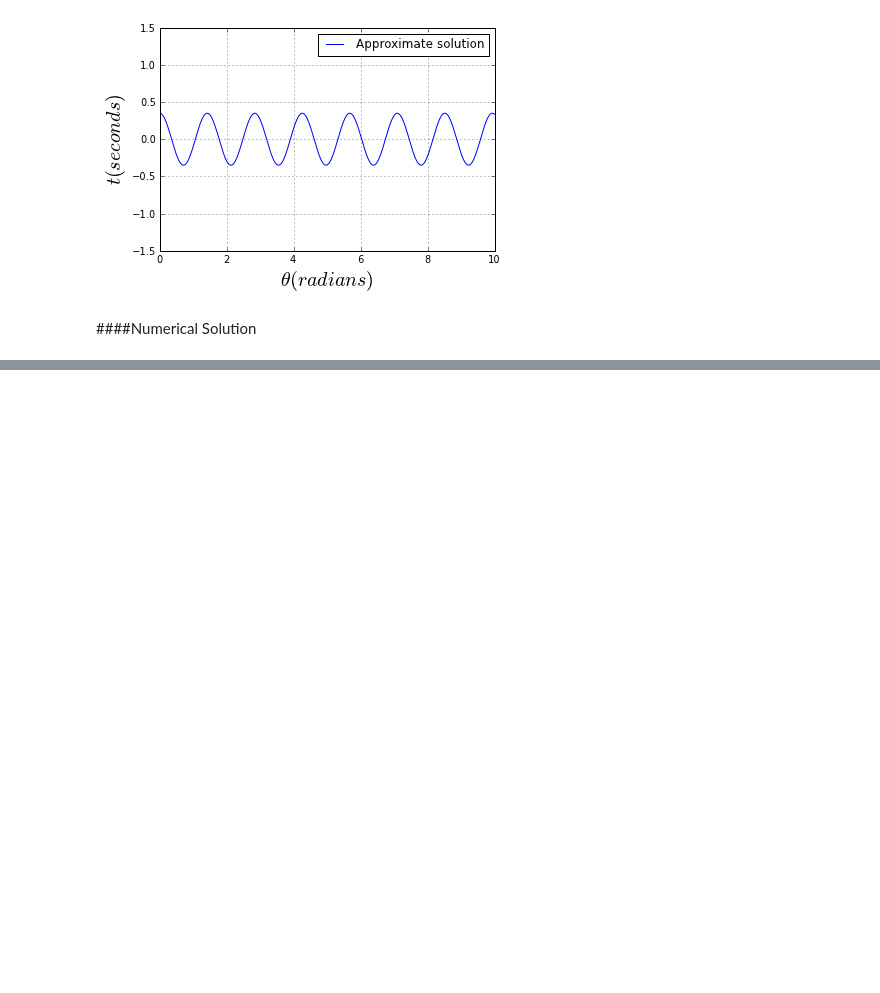
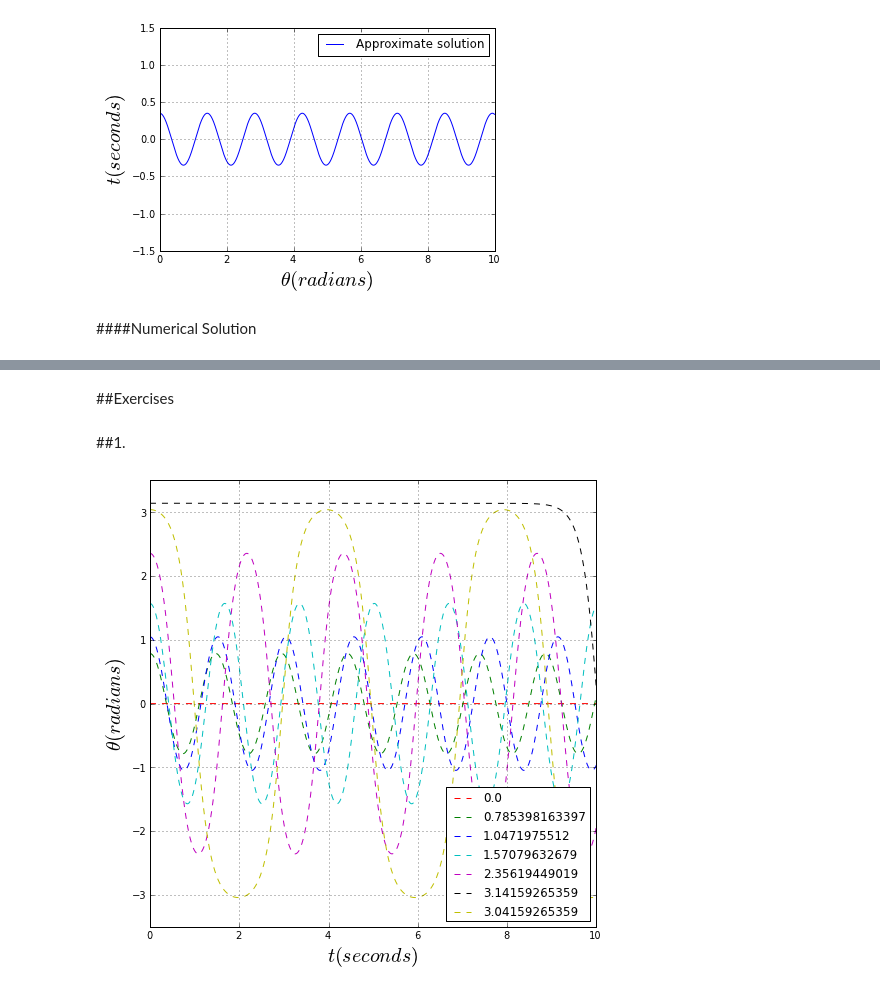
Before and after one commit to kbouch/PHYS202-S13, a Jupyter notebook: Week7/TuesdayNotes.ipynb, the cells around one changed output, grey strips where cells are left out. Cells and saved outputs as stored; diff of their text form; code cells hidden in the pictures; blank space fills up the shorter version.

```diff
--- a/Week7/TuesdayNotes.ipynb
+++ b/Week7/TuesdayNotes.ipynb
@@ -60,0 +98,33 @@ The first element is the time. the second element contains theta and omega at th
+# %% [markdown]
+##Exercises
+# %% [markdown]
+##1.
+# %%
+th0 = [0.,np.pi/4.0,np.pi/3.0,np.pi/2.0,3*np.pi/4.0,np.pi,np.pi-0.1]
+
+theta_varth0 = []
+for th0i in th0:
+    theta_init = array([th0i,omega0])
+    theta = odeint(deriv,theta_init,t)
+    theta_varth0.append(theta)
+
+
+fig1 = gcf()
+fig1 = figure(figsize=(8.0,8.0))
+
+ax1 = gca()
+
+colors=['r','g','b','c','m','k','y']
+for i in range(len(theta_varth0)):
+
+    ax1.plot(t,theta_varth0[i][:,0],str(colors[i])+'--',label=str(th0[i]))
+
+xlabel(r'$t (seconds)$',fontsize=20)
+ylabel(r'$\theta (radians)$',fontsize=20)
+
+ylim(-3.5,3.5)
+legend(loc=4)
+grid()
+show()
+# %% [output]
+[figure, added]
```
Also changed, not shown: parts of 14 cells of this notebook.
